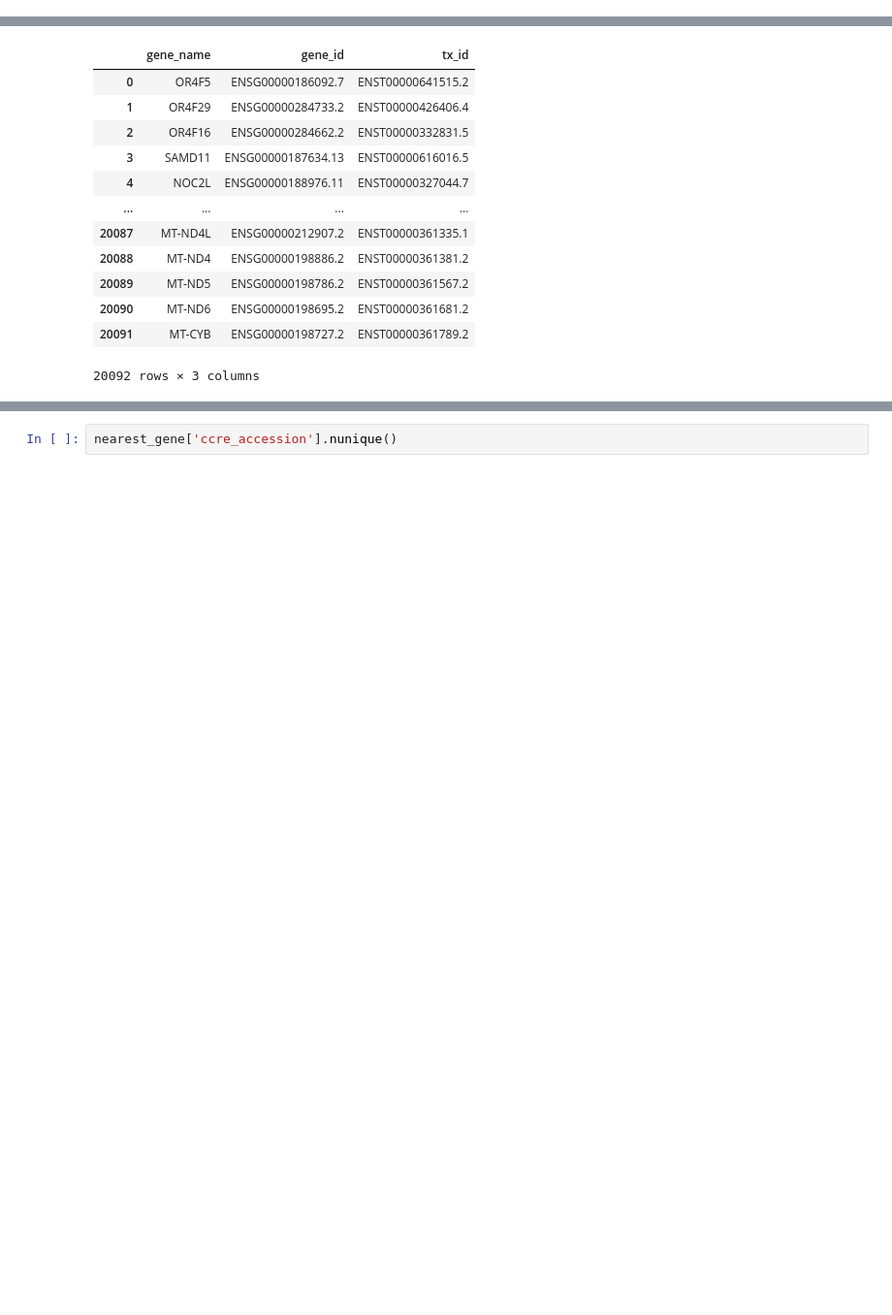
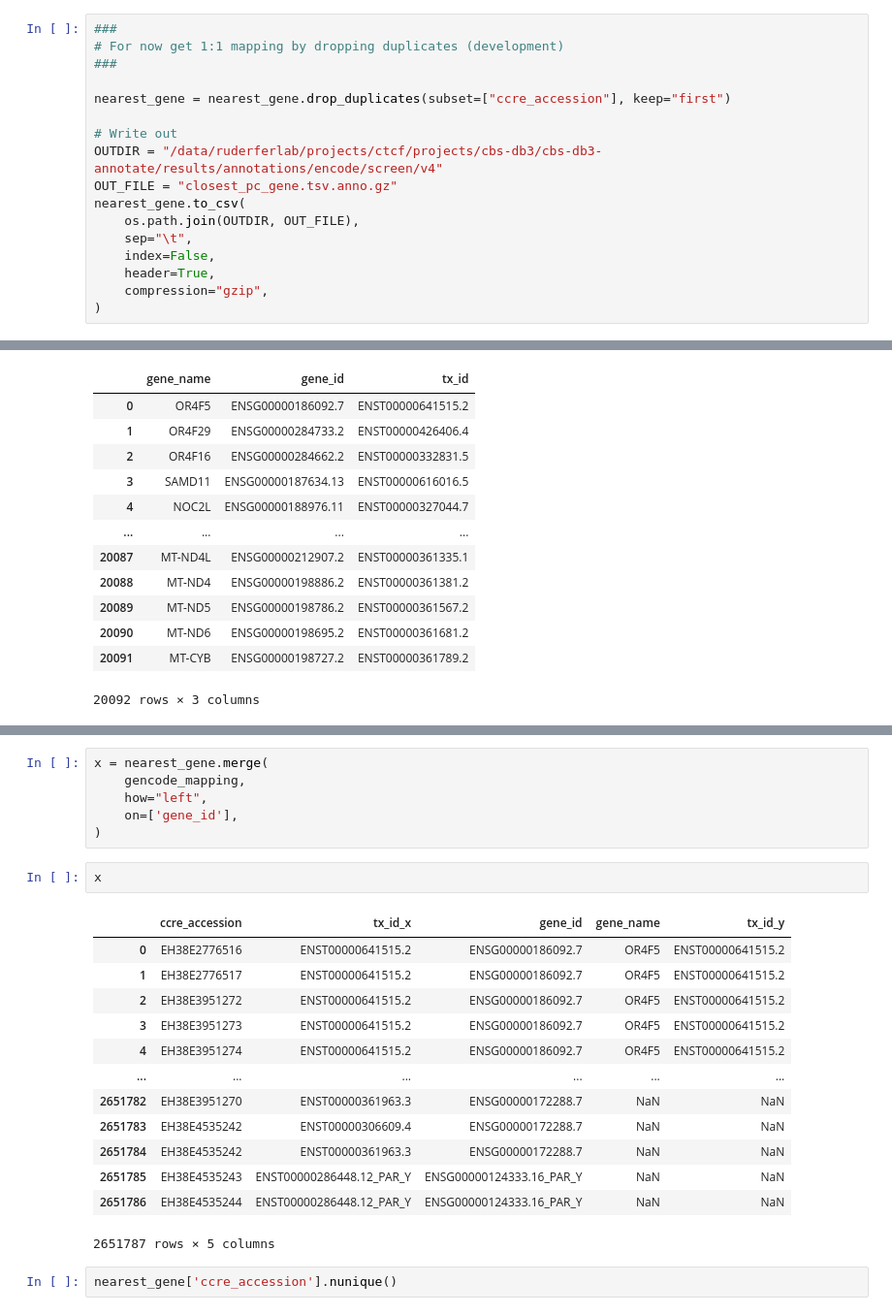
Before and after one commit to ctubbs750/cbs-db3-annotate, a Jupyter notebook: workflow/notebooks/sandbox/2025-04.ipynb, the cells around one changed output, grey strips where cells are left out. Shown at 97% size. Drawn from its saved outputs; the diff is of its cells as text; blank space fills up the shorter version.

Commit message:
development version of 1:1 gene

```diff
--- a/workflow/notebooks/sandbox/2025-04.ipynb
+++ b/workflow/notebooks/sandbox/2025-04.ipynb
@@ -64,3 +67,20 @@ gencode_mapping = parse_gencode(gencode_mapping)
+# %%
+###
+# For now get 1:1 mapping by dropping duplicates (development)
+###
+
+nearest_gene = nearest_gene.drop_duplicates(subset=["ccre_accession"], keep="first")
+
+# Write out
+OUTDIR = "/data/ruderferlab/projects/ctcf/projects/cbs-db3/cbs-db3-annotate/results/annotations/encode/screen/v4"
+OUT_FILE = "closest_pc_gene.tsv.anno.gz"
+nearest_gene.to_csv(
+    os.path.join(OUTDIR, OUT_FILE),
+    sep="\t",
+    index=False,
+    header=True,
+    compression="gzip",
+)
 # %%
 gencode_mapping
 # %% [output]
@@ -80,3 +158,25 @@ gencode_mapping
+# %%
+x = nearest_gene.merge(
+    gencode_mapping,
+    how="left",
+    on=['gene_id'],
+)
+# %%
+x
+# %% [output]
+|  | ccre_accession | tx_id_x | gene_id | gene_name | tx_id_y |
+| 0 | EH38E2776516 | ENST00000641515.2 | ENSG00000186092.7 | OR4F5 | ENST00000641515.2 |
+| 1 | EH38E2776517 | ENST00000641515.2 | ENSG00000186092.7 | OR4F5 | ENST00000641515.2 |
+| 2 | EH38E3951272 | ENST00000641515.2 | ENSG00000186092.7 | OR4F5 | ENST00000641515.2 |
+| 3 | EH38E3951273 | ENST00000641515.2 | ENSG00000186092.7 | OR4F5 | ENST00000641515.2 |
+| 4 | EH38E3951274 | ENST00000641515.2 | ENSG00000186092.7 | OR4F5 | ENST00000641515.2 |
+| ... | ... | ... | ... | ... | ... |
+| 2651782 | EH38E3951270 | ENST00000361963.3 | ENSG00000172288.7 | NaN | NaN |
+| 2651783 | EH38E4535242 | ENST00000306609.4 | ENSG00000172288.7 | NaN | NaN |
+| 2651784 | EH38E4535242 | ENST00000361963.3 | ENSG00000172288.7 | NaN | NaN |
+| 2651785 | EH38E4535243 | ENST00000286448.12_PAR_Y | ENSG00000124333.16_PAR_Y | NaN | NaN |
+| 2651786 | EH38E4535244 | ENST00000286448.12_PAR_Y | ENSG00000124333.16_PAR_Y | NaN | NaN |
+2651787 rows × 5 columns
 # %%
 nearest_gene['ccre_accession'].nunique()
 # %% [output]
```
Also changed, not shown: parts of 6 cells of this notebook, 1 other file.
